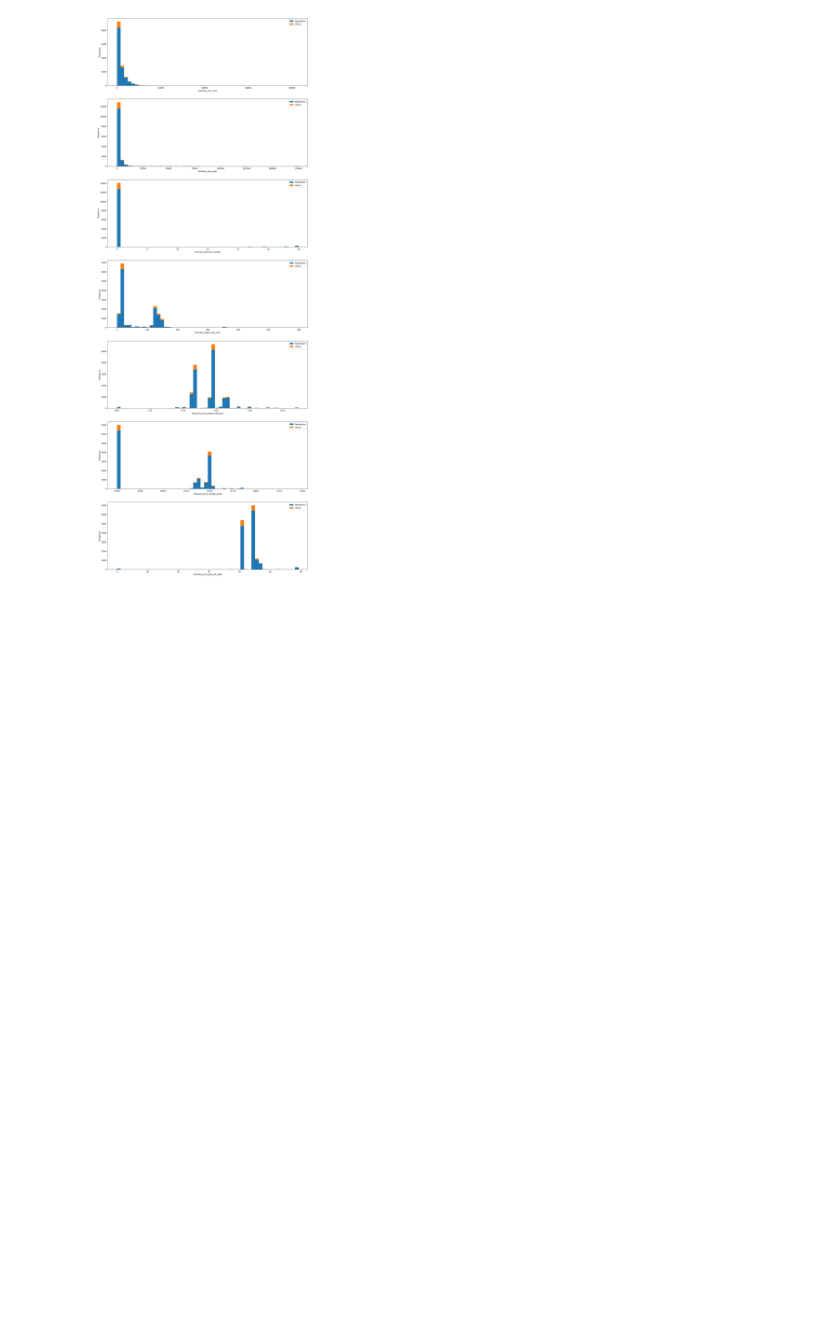
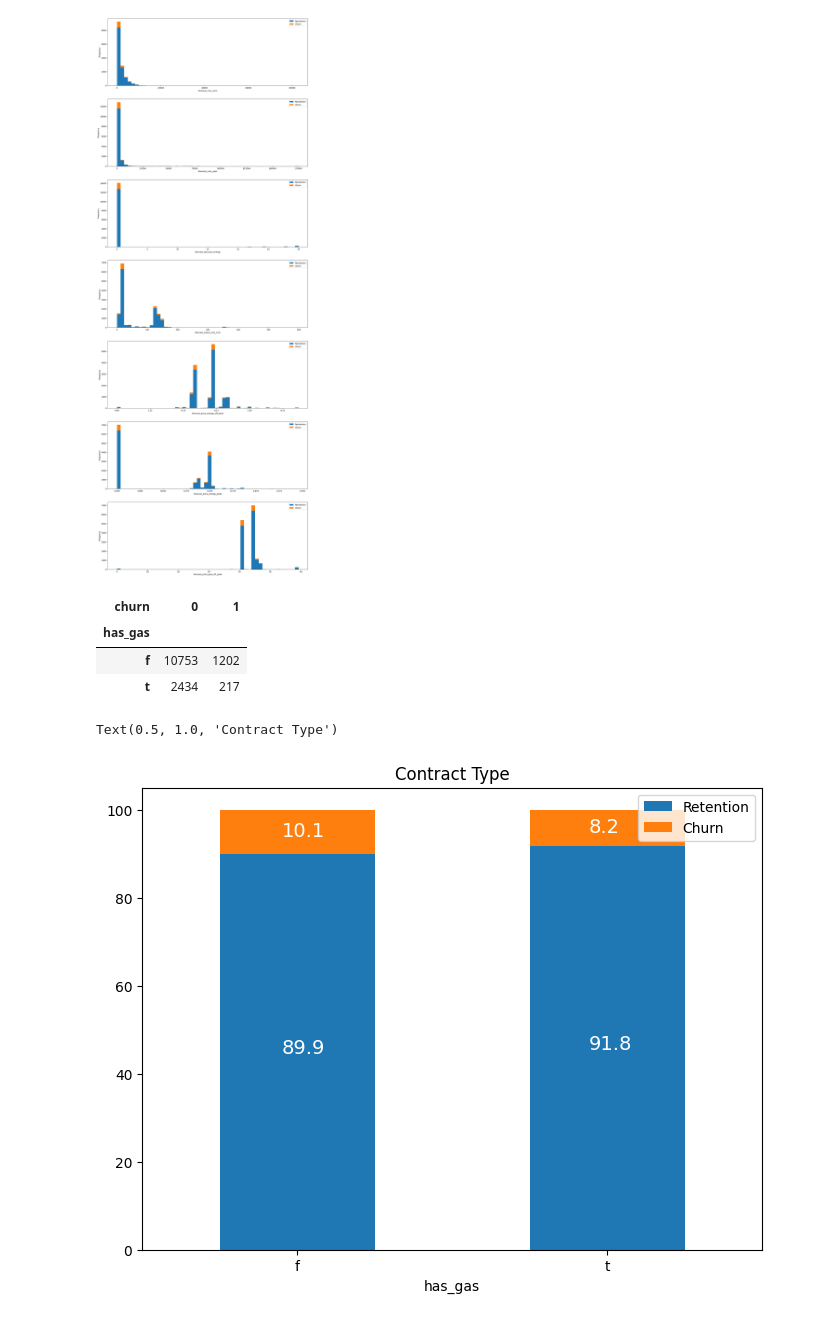
Before and after one commit to konyeinmg/BCG_virtual_intern, a Jupyter notebook: analysis.ipynb, the cells around one changed output. Cells and saved outputs as stored; diff of their text form; code cells hidden in the pictures; blank space fills up the shorter version.

Commit message:
visualize contract(gas)

```diff
--- a/analysis.ipynb
+++ b/analysis.ipynb
@@ -320,3 +320,22 @@ plot_distribution(client_data, "forecast_price_energy_peak", axs[5])
 plot_distribution(client_data, "forecast_price_pow_off_peak", axs[6])
 # %% [output]
 [figure]
+# %%
+contract_type = client_data[["id","has_gas","churn"]]
+contract = contract_type.groupby([contract_type["churn"], contract_type["has_gas"]])["id"].count().unstack(level=0)
+contract
+# %% [output]
+| churn | 0 | 1 |
+| has_gas |  |  |
+| f | 10753 | 1202 |
+| t | 2434 | 217 |
+# %%
+contract_percentage = (contract.div(contract.sum(axis=1), axis=0) * 100).sort_values(by=[1], ascending=False)
+# %%
+ax=contract_percentage.plot(kind='bar',stacked=True,figsize=(8,6),rot=0)
+annotate_stacked_bars(ax, textsize=14)
+plt.legend(['Retention','Churn'],loc="upper right")
+plt.title("Contract Type")
+# %% [output]
+Text(0.5, 1.0, 'Contract Type')
+[figure, added]
```
